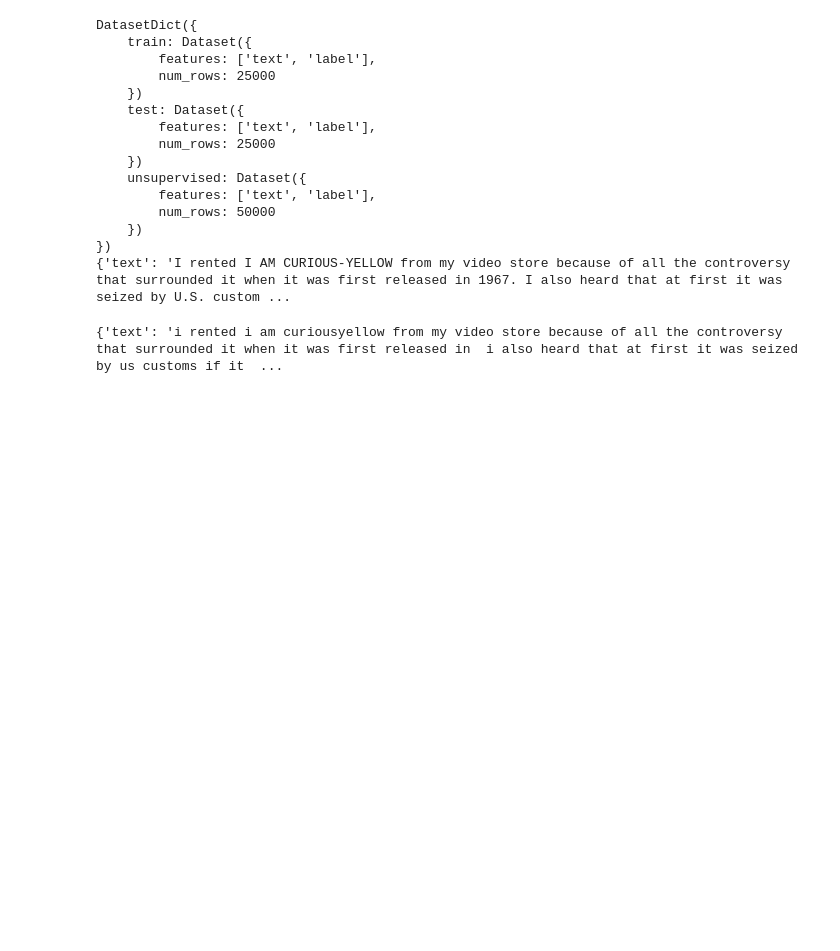
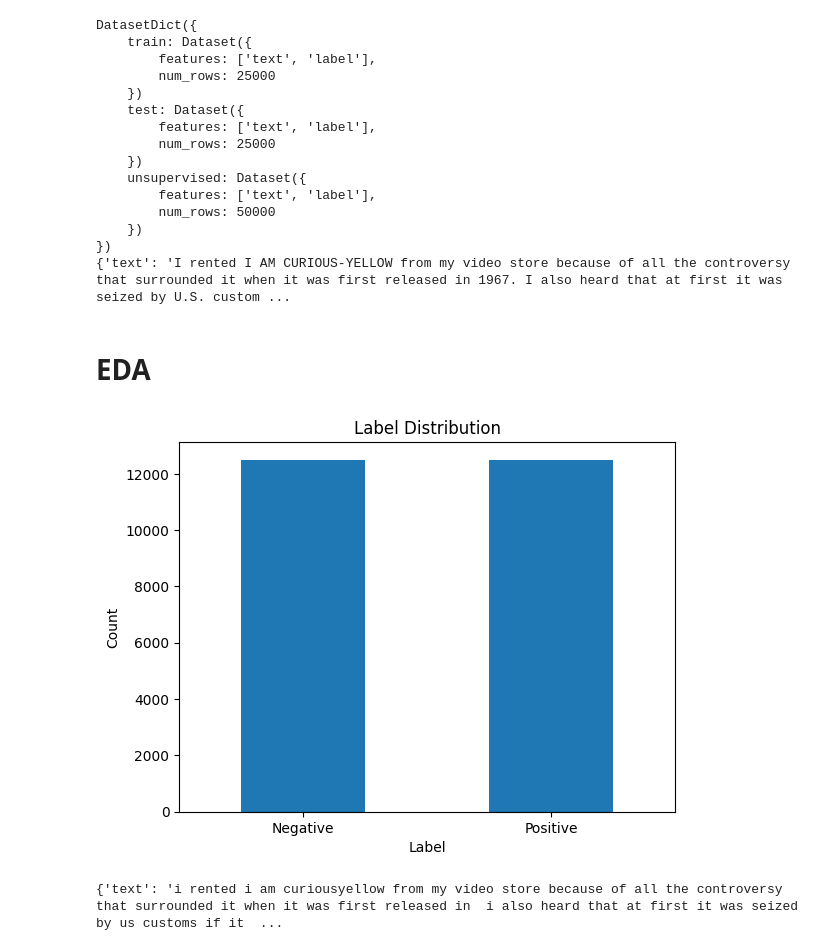
Before and after one commit to nn4ncyy/LLM-Project, a Jupyter notebook: notebooks/1-preprocessing.ipynb, the cells around one changed output. Saved outputs shown, nothing was run; the diff lists cells and outputs as text; code cells hidden in the pictures; blank space fills up the shorter version.

```diff
--- a/notebooks/1-preprocessing.ipynb
+++ b/notebooks/1-preprocessing.ipynb
@@ -58,6 +58,28 @@ DatasetDict({
     })
 })
 {'text': 'I rented I AM CURIOUS-YELLOW from my video store because of all the controversy that surrounded it when it was first released in 1967. I also heard that at first it was seized by U.S. custom ...
+# %% [markdown]
+# EDA
+# %%
+from datasets import load_dataset
+import pandas as pd
+import matplotlib.pyplot as plt
+
+dataset = load_dataset("imdb")
+
+# Convert train set to dataframe for easier EDA
+df = pd.DataFrame(dataset["train"])
+
+# Plot label counts
+label_counts = df['label'].value_counts()
+label_counts.plot(kind='bar')
+plt.title("Label Distribution")
+plt.xlabel("Label")
+plt.ylabel("Count")
+plt.xticks(ticks=[0, 1], labels=["Negative", "Positive"], rotation=0)
+plt.show()
+# %% [output]
+[figure, added]
 # %%
 def clean_text(text):
     text = text.replace("<br />", " ").replace("br", " ")  # Remove HTML line breaks
```
Also changed, not shown: 3 other files.
